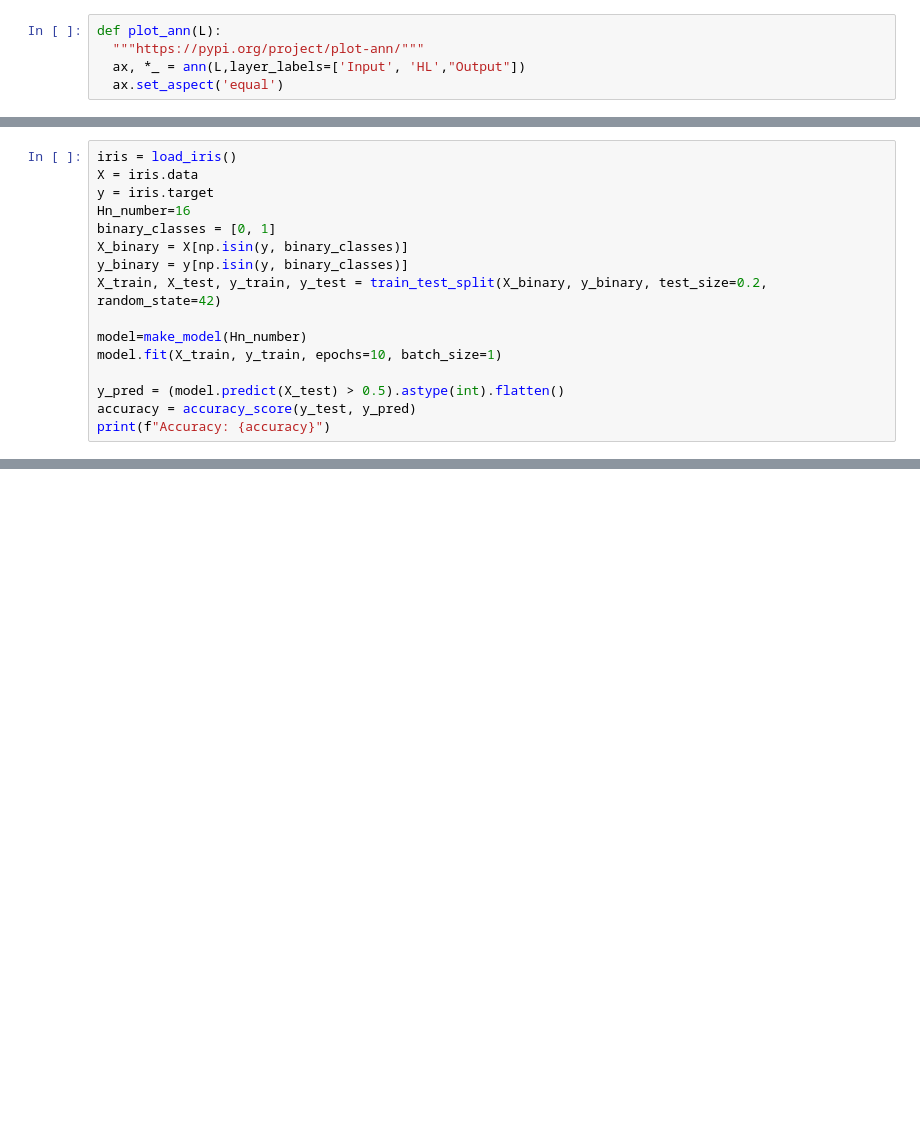
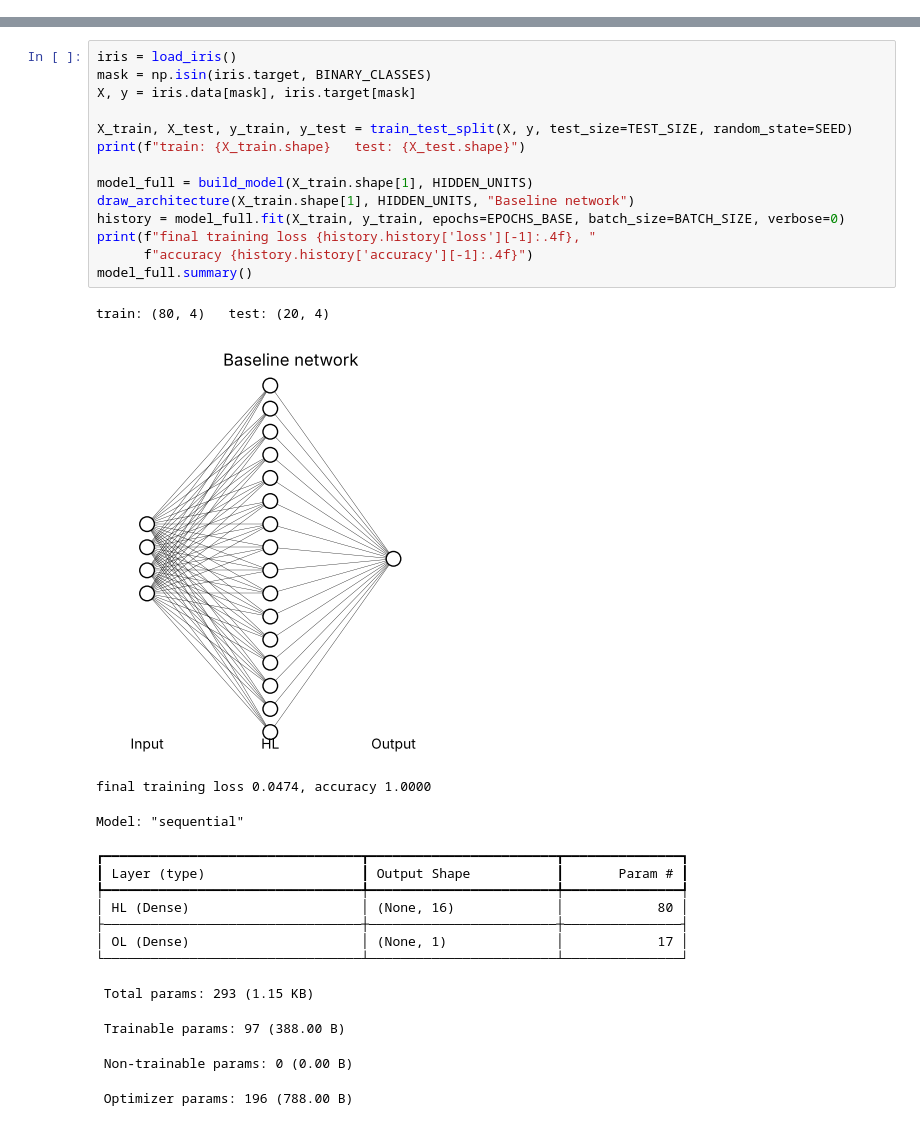
Before and after one commit to yamenetoo/Statistical-Repository, a Jupyter notebook: Else/DLE1.ipynb, the cells around one changed output, grey strips where cells are left out. Cells and saved outputs as stored; diff of their text form; blank space fills up the shorter version.

```diff
--- a/Else/DLE1.ipynb
+++ b/Else/DLE1.ipynb
@@ -89,5 +0,0 @@ def generate_pairs(A):
-# %%
-def plot_ann(L):
-  """https://pypi.org/project/plot-ann/"""
-  ax, *_ = ann(L,layer_labels=['Input', 'HL',"Output"])
-  ax.set_aspect('equal')
@@ -106,16 +0,0 @@ def make_model(new_Hn_number):
-# %%
-iris = load_iris()
-X = iris.data
-y = iris.target
-Hn_number=16
-binary_classes = [0, 1]
-X_binary = X[np.isin(y, binary_classes)]
-y_binary = y[np.isin(y, binary_classes)]
-X_train, X_test, y_train, y_test = train_test_split(X_binary, y_binary, test_size=0.2, random_state=42)
-
-model=make_model(Hn_number)
-model.fit(X_train, y_train, epochs=10, batch_size=1)
-
-y_pred = (model.predict(X_test) > 0.5).astype(int).flatten()
-accuracy = accuracy_score(y_test, y_pred)
-print(f"Accuracy: {accuracy}")
@@ -579,0 +159,30 @@ array([[0.95637286, 0.95637286, 0.98888904],
+# %%
+iris = load_iris()
+mask = np.isin(iris.target, BINARY_CLASSES)
+X, y = iris.data[mask], iris.target[mask]
+
+X_train, X_test, y_train, y_test = train_test_split(X, y, test_size=TEST_SIZE, random_state=SEED)
+print(f"train: {X_train.shape}   test: {X_test.shape}")
+
+model_full = build_model(X_train.shape[1], HIDDEN_UNITS)
+draw_architecture(X_train.shape[1], HIDDEN_UNITS, "Baseline network")
+history = model_full.fit(X_train, y_train, epochs=EPOCHS_BASE, batch_size=BATCH_SIZE, verbose=0)
+print(f"final training loss {history.history['loss'][-1]:.4f}, "
+      f"accuracy {history.history['accuracy'][-1]:.4f}")
+model_full.summary()
+# %% [output]
+train: (80, 4)   test: (20, 4)
+[figure, added]
+final training loss 0.0474, accuracy 1.0000
+Model: "sequential"
+┏━━━━━━━━━━━━━━━━━━━━━━━━━━━━━━━━━┳━━━━━━━━━━━━━━━━━━━━━━━━┳━━━━━━━━━━━━━━━┓
+┃ Layer (type)                    ┃ Output Shape           ┃       Param # ┃
+┡━━━━━━━━━━━━━━━━━━━━━━━━━━━━━━━━━╇━━━━━━━━━━━━━━━━━━━━━━━━╇━━━━━━━━━━━━━━━┩
+│ HL (Dense)                      │ (None, 16)             │            80 │
+├─────────────────────────────────┼────────────────────────┼───────────────┤
+│ OL (Dense)                      │ (None, 1)              │            17 │
+└─────────────────────────────────┴────────────────────────┴───────────────┘
+ Total params: 293 (1.15 KB)
+ Trainable params: 97 (388.00 B)
+ Non-trainable params: 0 (0.00 B)
+ Optimizer params: 196 (788.00 B)
```
Also changed, not shown: parts of 82 cells of this notebook, 2 other files.
